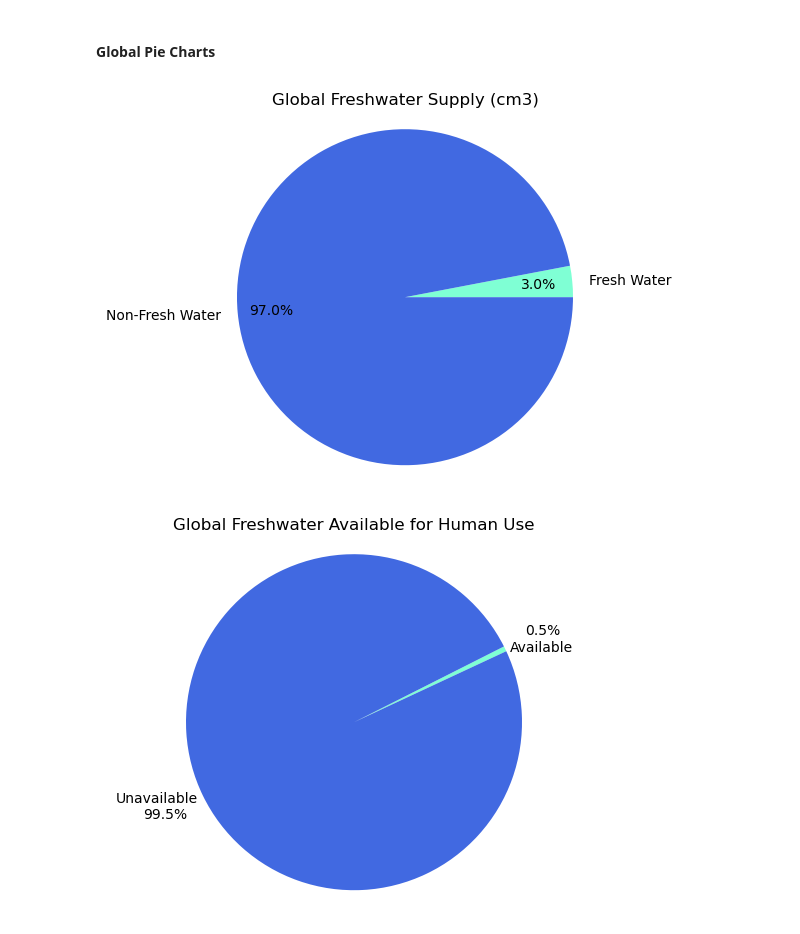
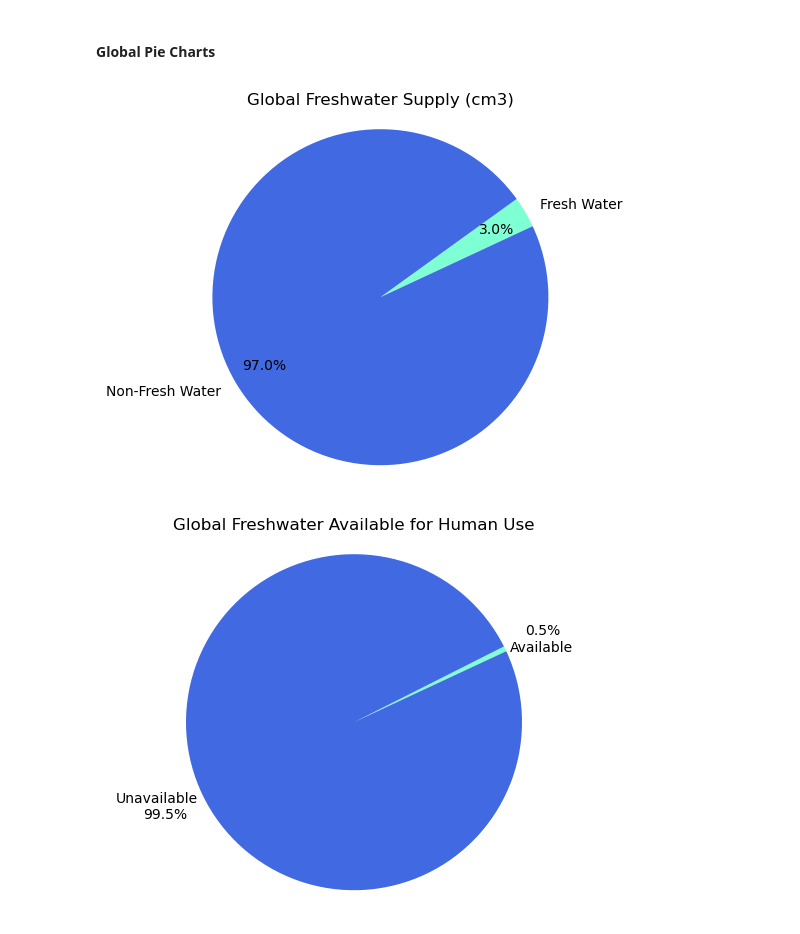
Before and after one commit to msmith150/Water-Conflict-Analysis, a Jupyter notebook: Project1_Task4_GeoFactors.ipynb, the cells around one changed output. Cells and saved outputs as stored; diff of their text form; code cells hidden in the pictures.

```diff
--- a/Project1_Task4_GeoFactors.ipynb
+++ b/Project1_Task4_GeoFactors.ipynb
@@ -644,20 +644,20 @@ Name: Surf Temp, dtype: float64
 # %%
 # Source Bureau of Reclamation: https://www.usbr.gov/mp/arwec/water-facts-ww-water-sup.html
 # Create a dataframe using water totals in cubic miles from the US B
 global_labels = ['Fresh Water', 'Non-Fresh Water']
 global_data = [9780000, 316220000]
 
 # Global Worldwide Water Supply Pie Chart
-plt.pie(global_data, labels=global_labels, colors=['aquamarine', 'royalblue'], pctdistance=.80, autopct="%1.1f%%", startangle=0)
+plt.pie(global_data, labels=global_labels, colors=['aquamarine', 'royalblue'], pctdistance=.80, autopct="%1.1f%%", startangle=25)
 plt.title("Global Freshwater Supply (cm3)")
 
 # Create axes which are equal so we have a perfect circle
 plt.axis("equal")
 
-#plt.savefig("../Images/World_Water_Pie.png")
+plt.savefig("Images/World_Water_Pie.png")
 plt.show()
 # %% [output]
-[figure, old version]
+[figure, new version]
 # %%
 # Create a dataframe using water totals in cubic miles from the US B
 global_labels = ['Available', 'Unavailable']
```
Also changed, not shown: parts of 12 cells of this notebook, 13 other files.
